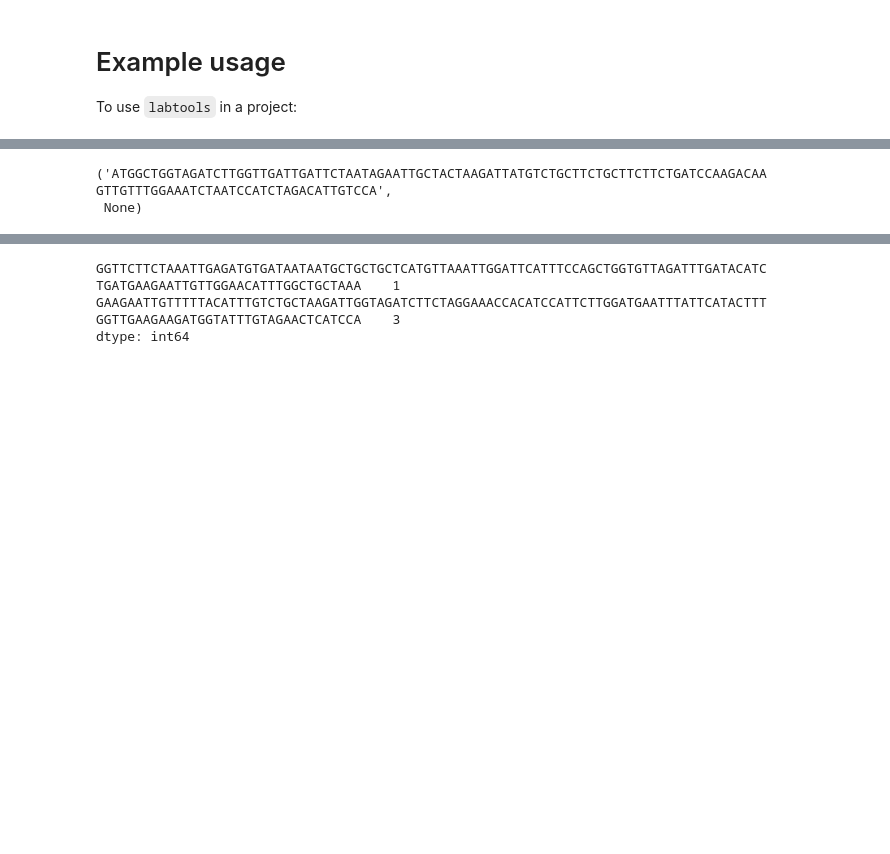
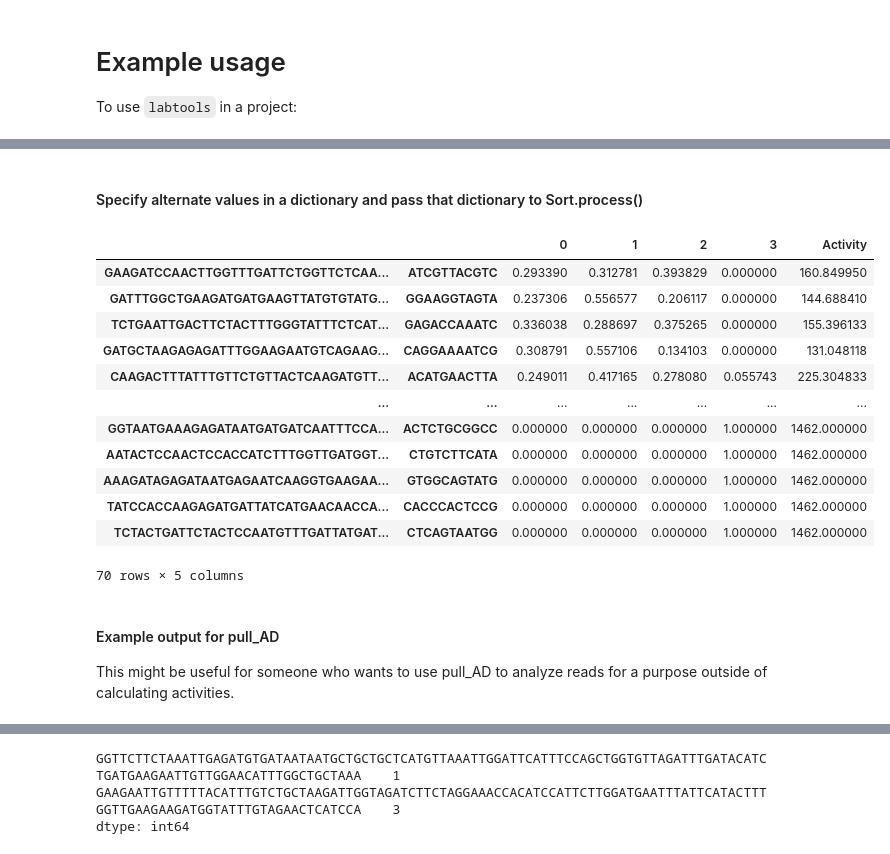
Before and after one commit to staller-lab/labtools, a Jupyter notebook: docs/example.ipynb, the cells around one changed output, grey strips where cells are left out. Drawn from its saved outputs; the diff is of its cells as text; code cells hidden in the pictures; blank space fills up the shorter version.

```diff
--- a/docs/example.ipynb
+++ b/docs/example.ipynb
@@ -36,7 +191,29 @@ from labtools.adtools import seqlib
+# %% [markdown]
+#### Specify alternate values in a dictionary and pass that dictionary to Sort.process()
+# %%
+# these are the default values which would work for my example read above
+# no input is required if they work for you
+kwargs = {"ad_preceder":"GCTAGC", "bc_preceder":"GGGCCCG", "bc_anteceder":"GGAGAGAA", "bclength":11, "ad_length":120}
+# %%
+activities_barcoded, _, _ = my_sort.process(barcoded = True, **kwargs)
+# %%
+activities_barcoded
+# %% [output]
+|  |  | 0 | 1 | 2 | 3 | Activity |
+| GAAGATCCAACTTGGTTTGATTCTGGTTCTCAA... | ATCGTTACGTC | 0.293390 | 0.312781 | 0.393829 | 0.000000 | 160.849950 |
+| GATTTGGCTGAAGATGATGAAGTTATGTGTATG... | GGAAGGTAGTA | 0.237306 | 0.556577 | 0.206117 | 0.000000 | 144.688410 |
+| TCTGAATTGACTTCTACTTTGGGTATTTCTCAT... | GAGACCAAATC | 0.336038 | 0.288697 | 0.375265 | 0.000000 | 155.396133 |
+| GATGCTAAGAGAGATTTGGAAGAATGTCAGAAG... | CAGGAAAATCG | 0.308791 | 0.557106 | 0.134103 | 0.000000 | 131.048118 |
+| CAAGACTTTATTTGTTCTGTTACTCAAGATGTT... | ACATGAACTTA | 0.249011 | 0.417165 | 0.278080 | 0.055743 | 225.304833 |
+| ... | ... | ... | ... | ... | ... | ... |
+| GGTAATGAAAGAGATAATGATGATCAATTTCCA... | ACTCTGCGGCC | 0.000000 | 0.000000 | 0.000000 | 1.000000 | 1462.000000 |
+| AATACTCCAACTCCACCATCTTTGGTTGATGGT... | CTGTCTTCATA | 0.000000 | 0.000000 | 0.000000 | 1.000000 | 1462.000000 |
+| AAAGATAGAGATAATGAGAATCAAGGTGAAGAA... | GTGGCAGTATG | 0.000000 | 0.000000 | 0.000000 | 1.000000 | 1462.000000 |
+| TATCCACCAAGAGATGATTATCATGAACAACCA... | CACCCACTCCG | 0.000000 | 0.000000 | 0.000000 | 1.000000 | 1462.000000 |
+| TCTACTGATTCTACTCCAATGTTTGATTATGAT... | CTCAGTAATGG | 0.000000 | 0.000000 | 0.000000 | 1.000000 | 1462.000000 |
+70 rows × 5 columns
+# %% [markdown]
+#### Example output for pull_AD
+This might be useful for someone who wants to use pull_AD to analyze reads for a purpose outside of calculating activities.
 # %%
 from labtools.adtools.finder import pull_AD
-# %%
-pull_AD("ACTTTTATVGCTAGCATGGCTGGTAGATCTTGGTTGATTGATTCTAATAGAATTGCTACTAAGATTATGTCTGCTTCTGCTTCTTCTGATCCAAGACAAGTTGTTTGGAAATCTAATCCATCTAGACATTGTCCAGCTGATCGATGCTAGTAGAGAGAGA")
-# %% [output]
-('ATGGCTGGTAGATCTTGGTTGATTGATTCTAATAGAATTGCTACTAAGATTATGTCTGCTTCTGCTTCTTCTGATCCAAGACAAGTTGTTTGGAAATCTAATCCATCTAGACATTGTCCA',
- None)
```
Also changed, not shown: parts of 29 cells of this notebook, 6 other files.
